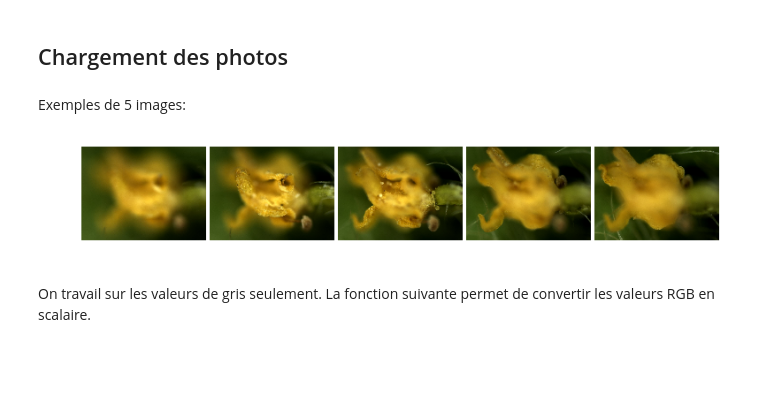
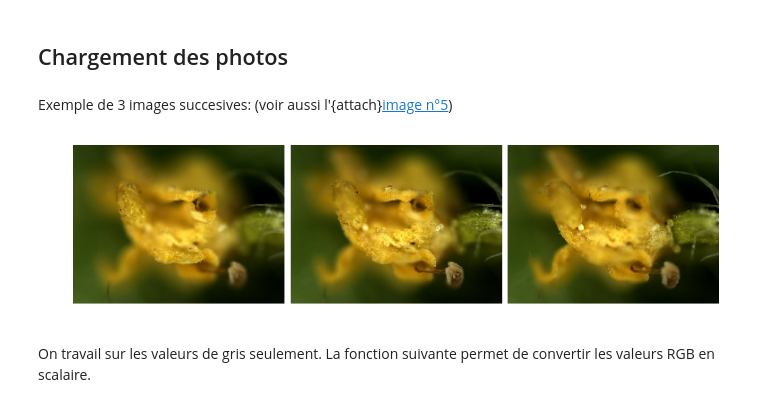
Before and after one commit to xdze2/xdze2.github.io-src, a Jupyter notebook: content/physique/shapefromfocus.ipynb, the cells around one changed output. Saved outputs shown, nothing was run; the diff lists cells and outputs as text; code cells hidden in the pictures; blank space fills up the shorter version.

Commit message:
update shapefrom focus

```diff
--- a/content/physique/shapefromfocus.ipynb
+++ b/content/physique/shapefromfocus.ipynb
@@ -1,16 +0,0 @@
-# %%
-# <!-- collapse=True -->
-import numpy as np
-
-%matplotlib inline
-import matplotlib.pyplot as plt
-plt.rc('font', size=14)
-plt.rc('axes', labelsize=18)
-
-#params = {'legend.fontsize': 'x-large',
-#          'figure.figsize': (15, 5),
-#         'axes.labelsize': 'x-large',
-#         'axes.titlesize':'x-large',
-#         'xtick.labelsize':'x-large',
-#         'ytick.labelsize':'x-large'}
-#pylab.rcParams.update(params)
@@ -43,20 +31,20 @@ images = []
 for i in range(1, n+1):
     filename = './data_shapefromfocus/'+'focus%02d.jpg'%i
     images.append( ndimage.imread(filename) ) #, flatten=True
-# %% [markdown]
-Exemples de 5 images:
+# %% [markdown]
+Exemple de 3 images succesives: (voir aussi l'{attach}[image n°5](/physique/data_shapefromfocus/focus05.jpg))
 # %%
 # <!-- collapse=True -->
-fig, ax = plt.subplots( 1, 5 , figsize=(10, 6));
-for i in range(5):
-    k = i*3
+fig, ax = plt.subplots( 1, 3 , figsize=(10, 6));
+for i in range(3):
+    k = 3 + i
     ax[i].imshow( images[k] )
     ax[i].set_adjustable('box')
     ax[i].axis('off')#_off()
 
 plt.subplots_adjust(wspace=0.03, hspace=.02 , top=1, bottom=0, left=0, right=1);
 # %% [output]
-[figure, old version]
+[figure, new version]
 # %% [markdown]
 On travail sur les valeurs de gris seulement. La fonction suivante permet de convertir les valeurs RGB en scalaire.
 # %%
```
Also changed, not shown: parts of 22 cells of this notebook.
